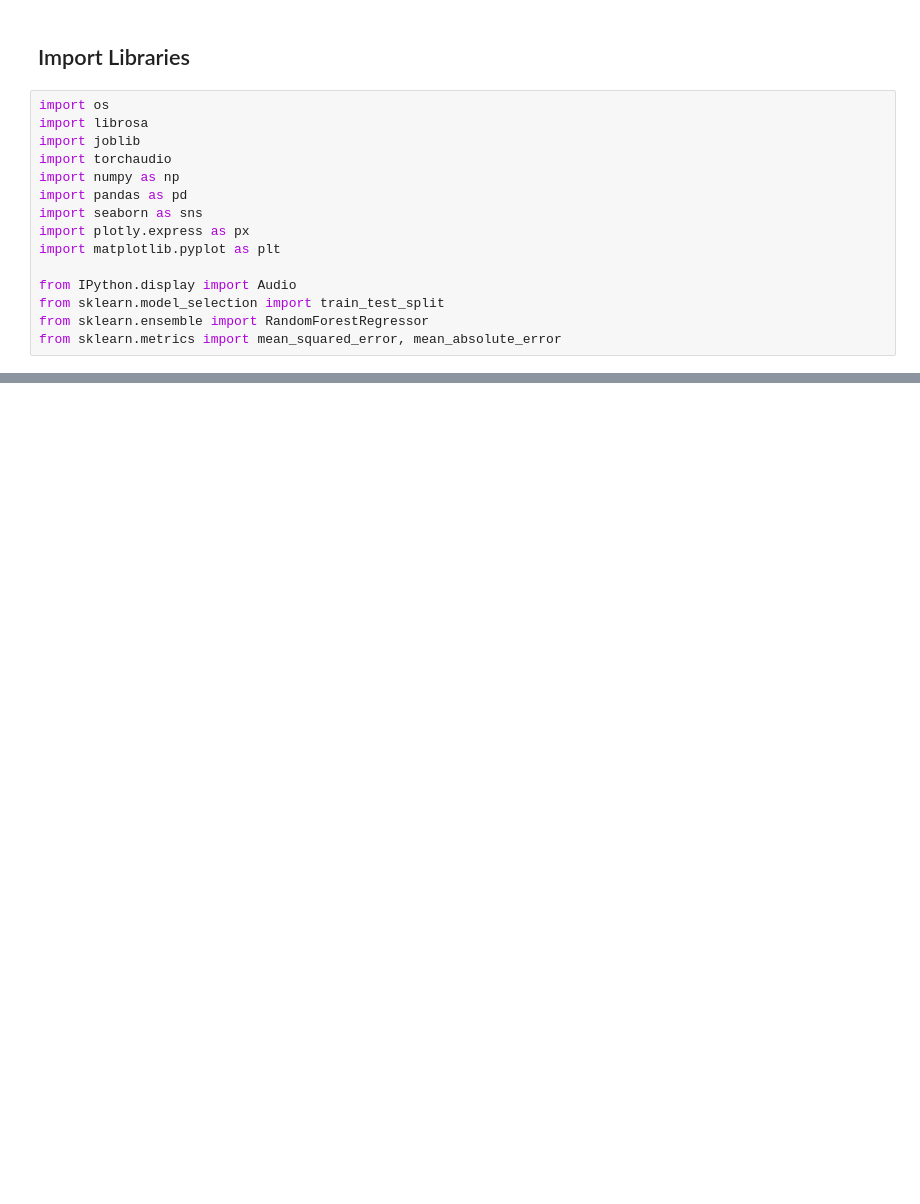
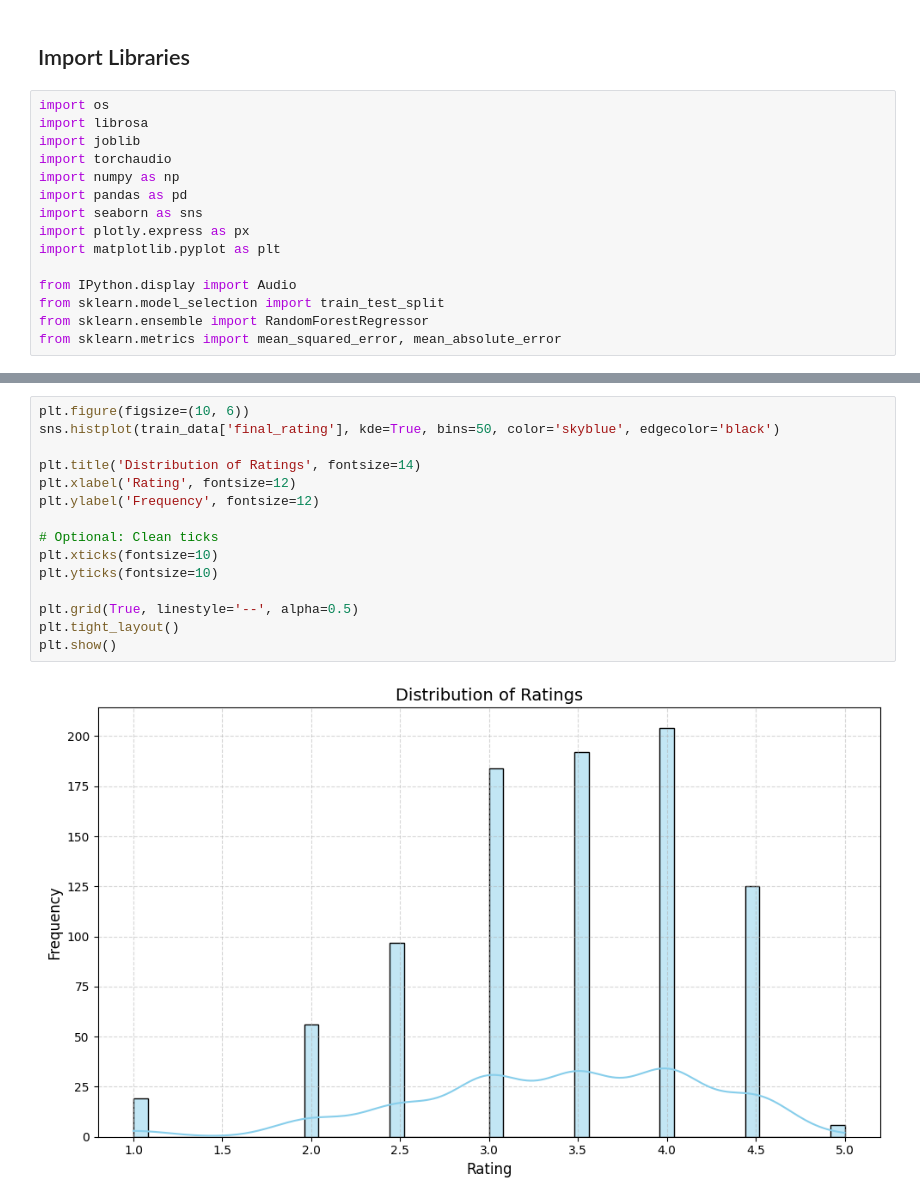
Before and after one commit to Sunnykumar926/Grammer-Scoring-From-Voice-Sample-Engine, a Jupyter notebook: notebook/Grammer_Scoring_Using_Audio_Features.ipynb, the cells around one changed output, grey strips where cells are left out. Cells and saved outputs as stored; diff of their text form; blank space fills up the shorter version.

```diff
--- a/notebook/Grammer_Scoring_Using_Audio_Features.ipynb
+++ b/notebook/Grammer_Scoring_Using_Audio_Features.ipynb
@@ -57,0 +52,17 @@ frame #1: c10::detail::torchCheckFail(char const*, char const*, unsigned int, st
+# %%
+plt.figure(figsize=(10, 6))
+sns.histplot(train_data['final_rating'], kde=True, bins=50, color='skyblue', edgecolor='black')
+
+plt.title('Distribution of Ratings', fontsize=14)
+plt.xlabel('Rating', fontsize=12)
+plt.ylabel('Frequency', fontsize=12)
+
+# Optional: Clean ticks
+plt.xticks(fontsize=10)
+plt.yticks(fontsize=10)
+
+plt.grid(True, linestyle='--', alpha=0.5)
+plt.tight_layout()
+plt.show()
+# %% [output]
+[figure, added]
```
Also changed, not shown: parts of 11 cells of this notebook.
